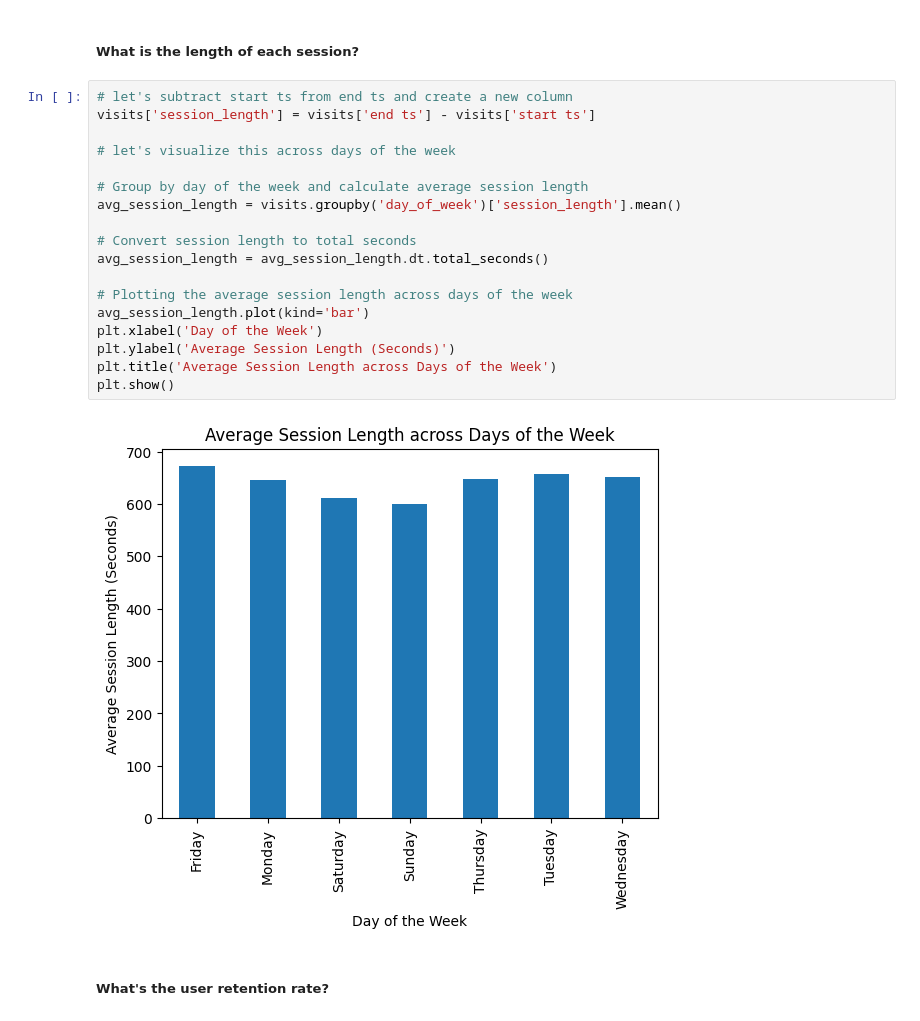
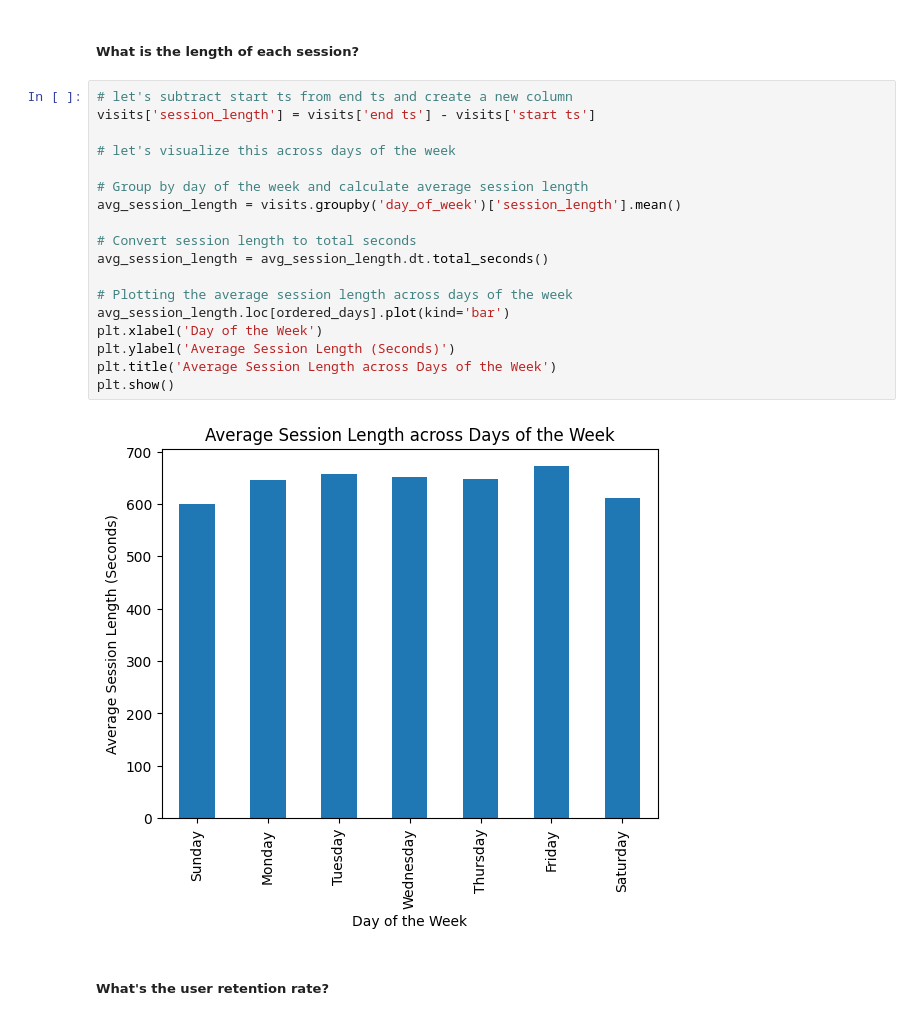
Before and after one commit to AcePine/yandex-marketing-expenses, a Jupyter notebook: yandex-data.ipynb, the cells around one changed output. Saved outputs shown, nothing was run; the diff lists cells and outputs as text.

```diff
--- a/yandex-data.ipynb
+++ b/yandex-data.ipynb
@@ -269,23 +269,23 @@ plt.show()
 # %%
 # let's subtract start ts from end ts and create a new column
 visits['session_length'] = visits['end ts'] - visits['start ts']
 
 # let's visualize this across days of the week
 
 # Group by day of the week and calculate average session length
 avg_session_length = visits.groupby('day_of_week')['session_length'].mean()
 
 # Convert session length to total seconds
 avg_session_length = avg_session_length.dt.total_seconds()
 
 # Plotting the average session length across days of the week
-avg_session_length.plot(kind='bar')
+avg_session_length.loc[ordered_days].plot(kind='bar')
 plt.xlabel('Day of the Week')
 plt.ylabel('Average Session Length (Seconds)')
 plt.title('Average Session Length across Days of the Week')
 plt.show()
 # %% [output]
-[figure, old version]
+[figure, new version]
 # %% [markdown]
 ##### What's the user retention rate?
 # %%
```
Also changed, not shown: parts of 41 cells of this notebook.
